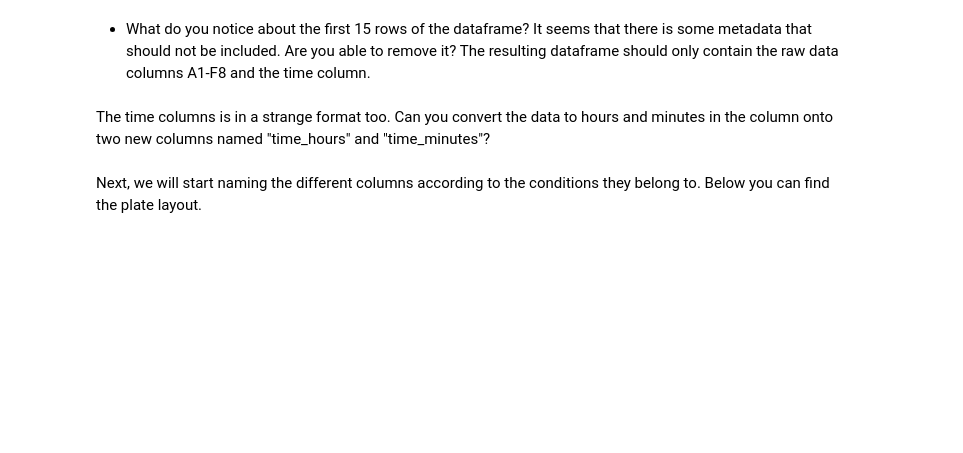
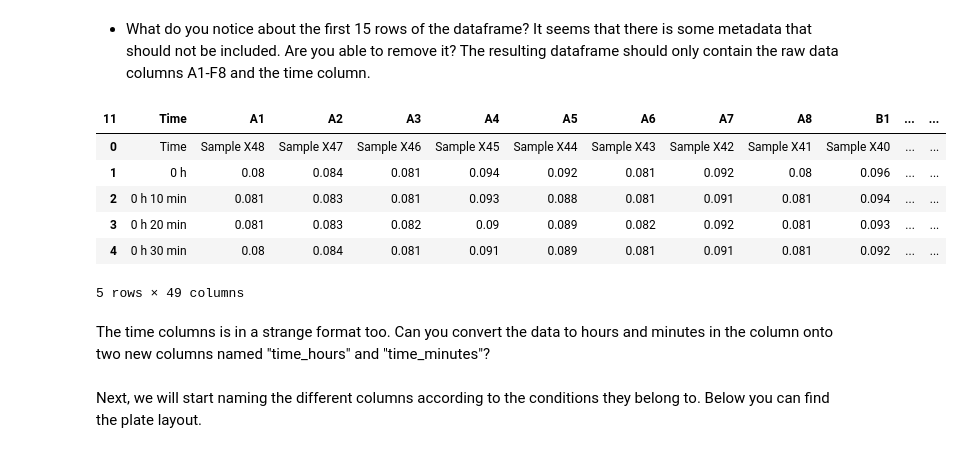
Before and after one commit to itsme-eni/quant_single_cell, a Jupyter notebook: 1_practical_Platereader_Growth2025/01 Growth experiments.ipynb, the cells around one changed output. Drawn from its saved outputs; the diff is of its cells as text; code cells hidden in the pictures; blank space fills up the shorter version.

Commit message:
A1-A8 and time columns

```diff
--- a/1_practical_Platereader_Growth2025/01 Growth experiments.ipynb
+++ b/1_practical_Platereader_Growth2025/01 Growth experiments.ipynb
@@ -52,19 +78,33 @@ df.head(15)
 # %%
 # your code here:
 #initialise df_cleaned
+
 # 1. Set the column headers based on the 12th row of the dataframe (index 11)
-df_cleaned =
-df_cleaned.columns =
+df_cleaned = df.copy()
+df_cleaned.columns = df_cleaned.iloc[11]
 
 # 2. Remove the first 12 rows
-df_cleaned =
+df_cleaned = df_cleaned.iloc[12:]
 
 # 3. Reset the index after dropping rows (otherwise the indexing of the dataframe will be off)
+df_cleaned = df_cleaned.reset_index(drop=True)
 
 # 4. Drop the first column named Well*
-df_cleaned =
+df_cleaned = df_cleaned.drop(columns=["Well"])
 
 # 5. Rename the new first column to 'Time'
+df_cleaned = df_cleaned.rename(columns={df_cleaned.columns[0]: "Time"})
+
+# Display result
+df_cleaned.head()
+# %% [output]
+| 11 | Time | A1 | A2 | A3 | A4 | A5 | A6 | A7 | A8 | B1 | ... | ... |
+| 0 | Time | Sample X48 | Sample X47 | Sample X46 | Sample X45 | Sample X44 | Sample X43 | Sample X42 | Sample X41 | Sample X40 | ... | ... |
+| 1 | 0 h | 0.08 | 0.084 | 0.081 | 0.094 | 0.092 | 0.081 | 0.092 | 0.08 | 0.096 | ... | ... |
+| 2 | 0 h 10 min | 0.081 | 0.083 | 0.081 | 0.093 | 0.088 | 0.081 | 0.091 | 0.081 | 0.094 | ... | ... |
+| 3 | 0 h 20 min | 0.081 | 0.083 | 0.082 | 0.09 | 0.089 | 0.082 | 0.092 | 0.081 | 0.093 | ... | ... |
+| 4 | 0 h 30 min | 0.08 | 0.084 | 0.081 | 0.091 | 0.089 | 0.081 | 0.091 | 0.081 | 0.092 | ... | ... |
+5 rows × 49 columns
 # %% [markdown]
 The time columns is in a strange format too. Can you convert the data to hours and minutes in the column onto two new columns named "time_hours" and "time_minutes"?
 # %%
```
Also changed, not shown: parts of 2 cells of this notebook.
